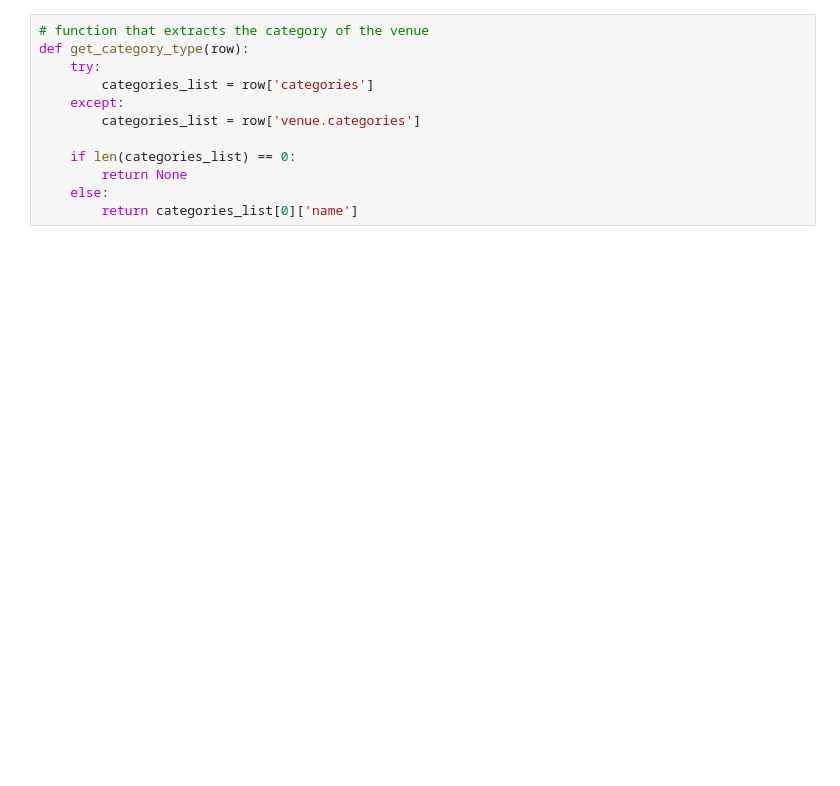
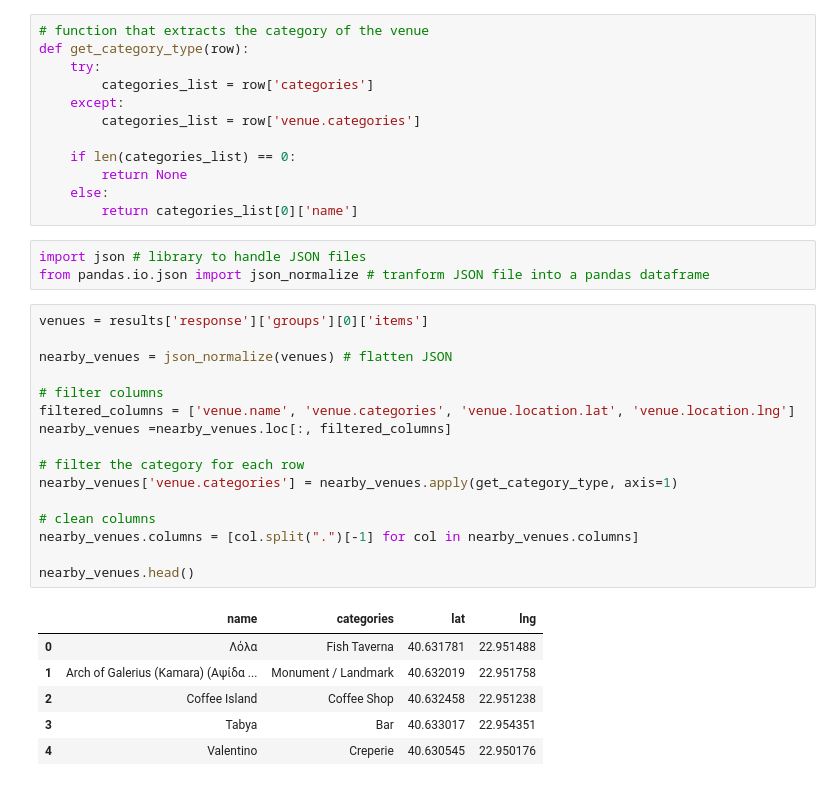
Before and after one commit to Dimitrah/Coursera_Capstone, a Jupyter notebook: The Battle of Neighborhoods.ipynb, the cells around one changed output. Saved outputs shown, nothing was run; the diff lists cells and outputs as text; blank space fills up the shorter version.

```diff
--- a/The Battle of Neighborhoods.ipynb
+++ b/The Battle of Neighborhoods.ipynb
@@ -87,3 +87,29 @@ def get_category_type(row):
         return None
     else:
         return categories_list[0]['name']
+# %%
+import json # library to handle JSON files
+from pandas.io.json import json_normalize # tranform JSON file into a pandas dataframe
+# %%
+venues = results['response']['groups'][0]['items']
+
+nearby_venues = json_normalize(venues) # flatten JSON
+
+# filter columns
+filtered_columns = ['venue.name', 'venue.categories', 'venue.location.lat', 'venue.location.lng']
+nearby_venues =nearby_venues.loc[:, filtered_columns]
+
+# filter the category for each row
+nearby_venues['venue.categories'] = nearby_venues.apply(get_category_type, axis=1)
+
+# clean columns
+nearby_venues.columns = [col.split(".")[-1] for col in nearby_venues.columns]
+
+nearby_venues.head()
+# %% [output]
+|  | name | categories | lat | lng |
+| 0 | Λόλα | Fish Taverna | 40.631781 | 22.951488 |
+| 1 | Arch of Galerius (Kamara) (Αψίδα ... | Monument / Landmark | 40.632019 | 22.951758 |
+| 2 | Coffee Island | Coffee Shop | 40.632458 | 22.951238 |
+| 3 | Tabya | Bar | 40.633017 | 22.954351 |
+| 4 | Valentino | Creperie | 40.630545 | 22.950176 |
```
Also changed, not shown: parts of 4 cells of this notebook.
